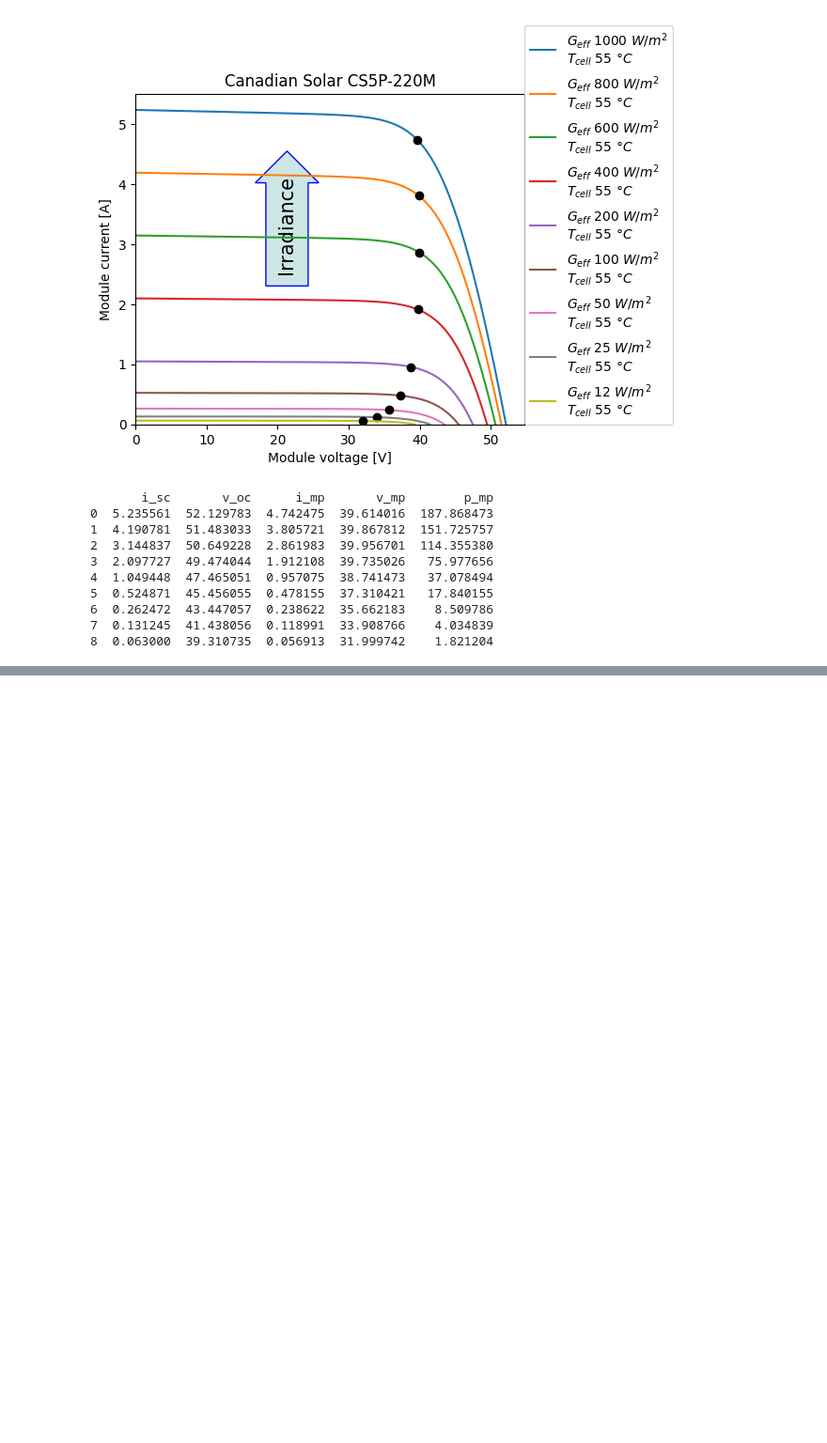
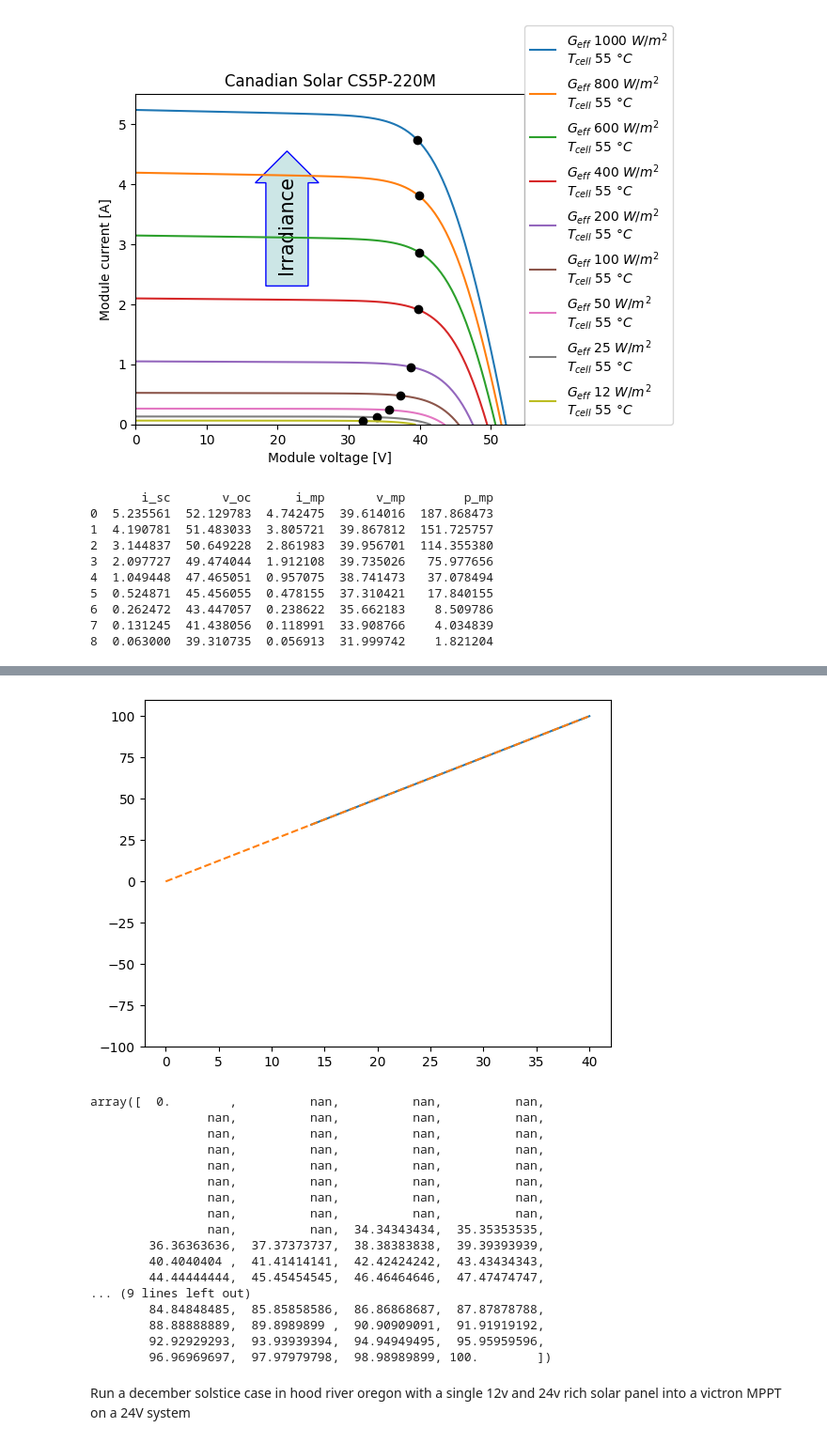
Before and after one commit to natecostello/pv-partial-shading, a Jupyter notebook: sunrise-sunset-voltage-study.ipynb, the cells around one changed output, grey strips where cells are left out. Shown at 94% size. Cells and saved outputs as stored; diff of their text form; code cells hidden in the pictures; blank space fills up the shorter version.

Commit message:
got mppt prototyped

```diff
--- a/sunrise-sunset-voltage-study.ipynb
+++ b/sunrise-sunset-voltage-study.ipynb
@@ -360,0 +402,42 @@ print(pd.DataFrame({
+# %%
+adr_inverter_params = {
+    'Pnom' : 100,
+    'Vnom' : 25,
+    'Vmax' : 40,
+    'Vmin' : 0,
+    'Vdcmax' : 40,
+    'MPPTHi' : 40,
+    'MPPTLow' : 15,
+    'Pacmax' : 100,
+    'ADRCoefficients' : [0, 0, 0, 0, 0, 0, 0, 0, 0],
+    'Pnt' : 0
+}
+
+pac = inverter.adr(vdc, pdc, adr_inverter_params)
+
+plt.plot(vdc, pac)
+plt.plot(vdc, pdc, '--')
+plt.ylim(-100, 110)
+plt.show()
+pac
+# %% [output]
+[figure, added]
+array([  0.        ,          nan,          nan,          nan,
+                nan,          nan,          nan,          nan,
+                nan,          nan,          nan,          nan,
+                nan,          nan,          nan,          nan,
+                nan,          nan,          nan,          nan,
+                nan,          nan,          nan,          nan,
+                nan,          nan,          nan,          nan,
+                nan,          nan,          nan,          nan,
+                nan,          nan,  34.34343434,  35.35353535,
+        36.36363636,  37.37373737,  38.38383838,  39.39393939,
+        40.4040404 ,  41.41414141,  42.42424242,  43.43434343,
+        44.44444444,  45.45454545,  46.46464646,  47.47474747,
+... (9 lines left out)
+        84.84848485,  85.85858586,  86.86868687,  87.87878788,
+        88.88888889,  89.8989899 ,  90.90909091,  91.91919192,
+        92.92929293,  93.93939394,  94.94949495,  95.95959596,
+        96.96969697,  97.97979798,  98.98989899, 100.        ])
+# %% [markdown]
+Run a december solstice case in hood river oregon with a single 12v and 24v rich solar panel into a victron MPPT on a 24V system
```
Also changed, not shown: parts of 4 cells of this notebook, 1 other file.
